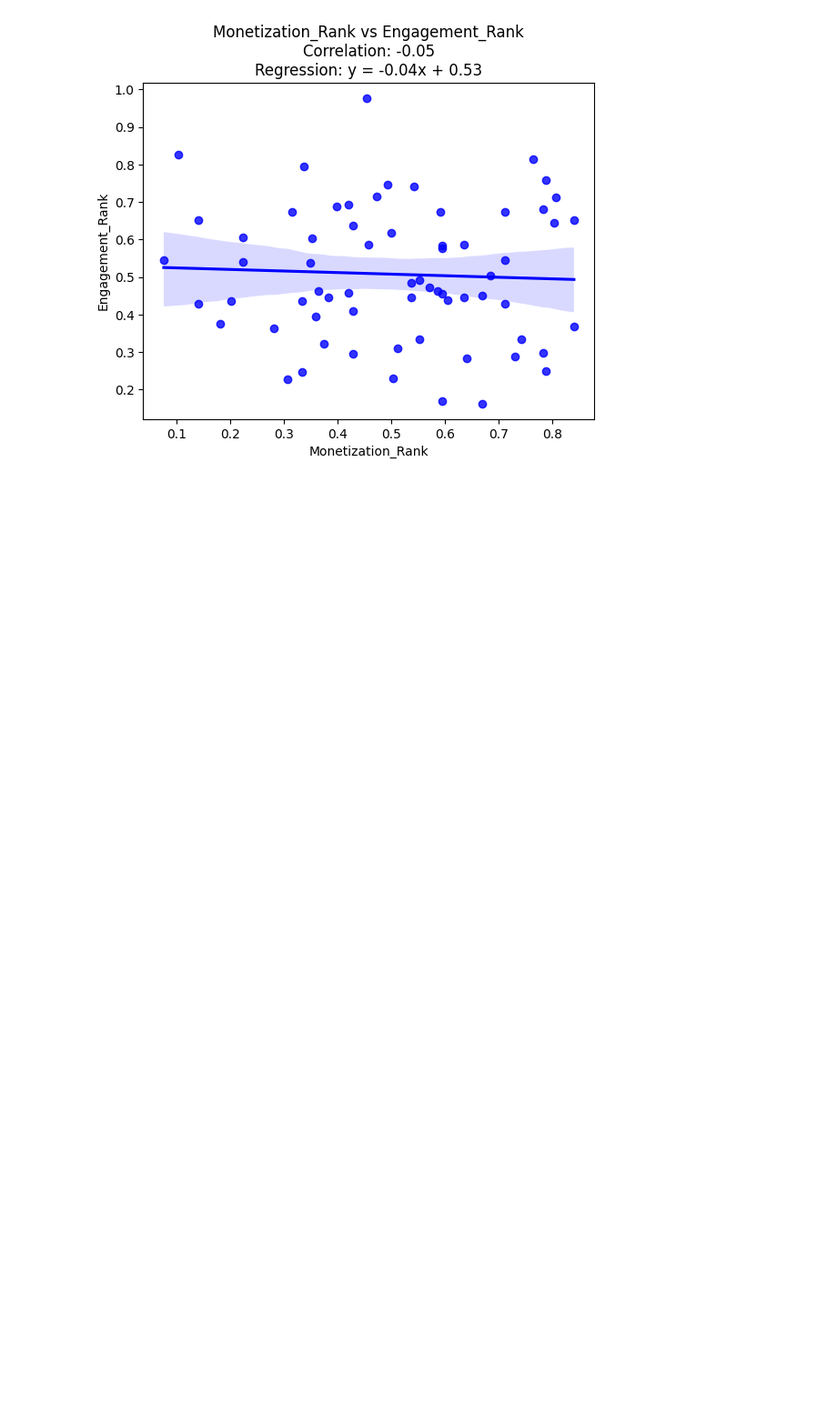
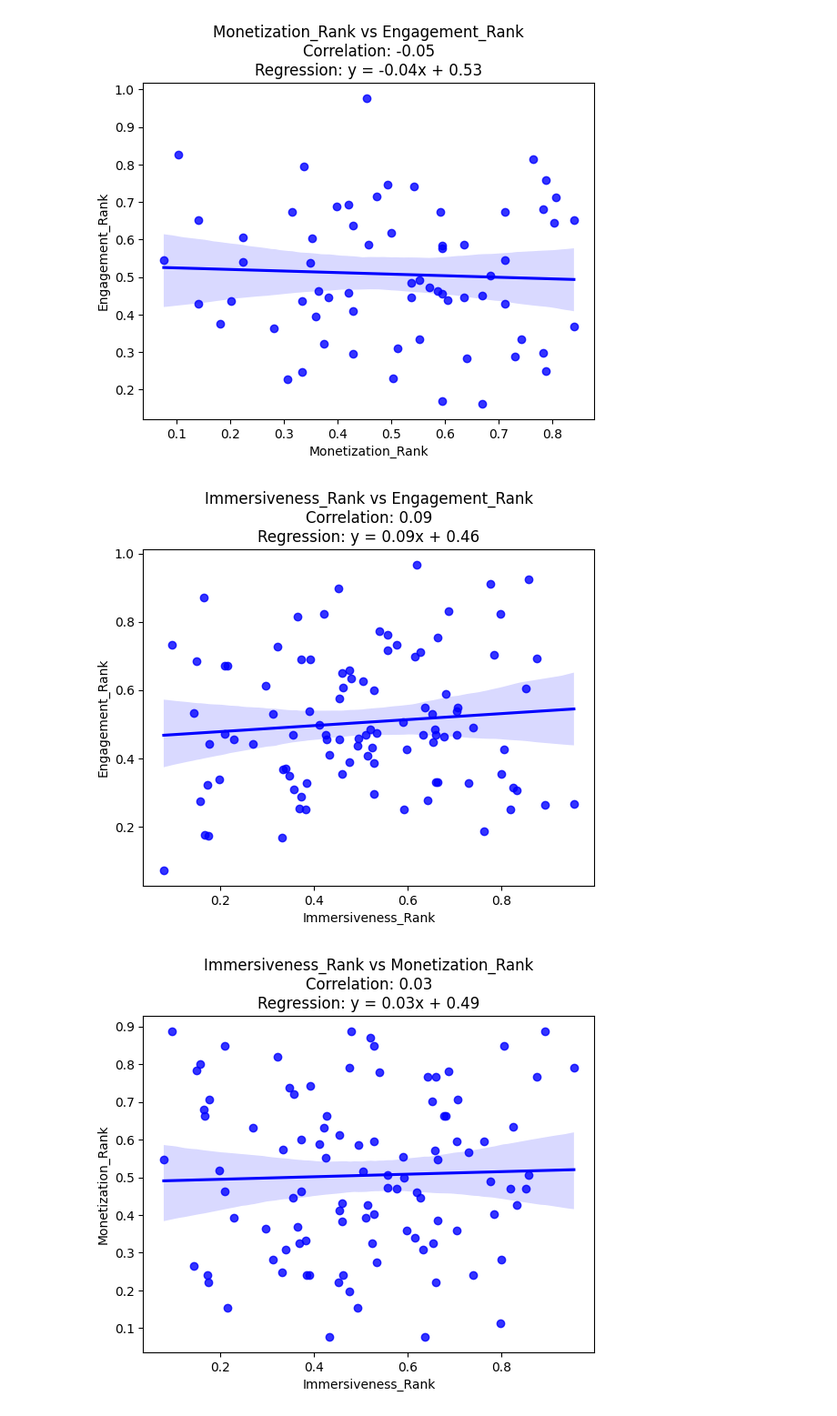
Before and after one commit to Zomb42/Xtern-Data-Science, a Jupyter notebook: main.ipynb, the cells around one changed output. Shown at 91% size. Cells and saved outputs as stored; diff of their text form; code cells hidden in the pictures; blank space fills up the shorter version.

```diff
--- a/main.ipynb
+++ b/main.ipynb
@@ -218,3 +209,59 @@ for i in range(3):
 [figure]
 [figure]
 [figure]
+# %%
+# Calculate percentile ranks for each column
+
+sumcopy = totaldata.copy()
+
+#sumcopy = nooutdata.copy()
+sumcopy['Immersiveness_Rank'] = (sumcopy['Real-Time Chat Activity (Messages Sent)'].rank(pct=True) +
+                            sumcopy['Time on Live 360 (mins)'].rank(pct=True)) / 2
+
+sumcopy['Engagement_Rank'] = (sumcopy['Fan Challenges Completed'].rank(pct=True) +
+                         sumcopy['Predictive Accuracy (%)'].rank(pct=True)) / 2
+
+sumcopy['Monetization_Rank'] = (sumcopy['Virtual Merchandise Purchases'].rank(pct=True) +
+                         sumcopy['Sponsorship Interactions (Ad Clicks)'].rank(pct=True)) / 2
+
+# Create the new DataFrame with the desired columns
+slicedsumcopy = sumcopy[['User ID', 'Immersiveness_Rank', 'Engagement_Rank', 'Monetization_Rank']]
+
+# Print the new DataFrame
+for i in range(3):
+    if i  == 0:
+        xname = 'Immersiveness_Rank'
+        yname = 'Engagement_Rank'
+    elif i == 1:
+        xname = 'Immersiveness_Rank'
+        yname = 'Monetization_Rank'
+    elif i == 2:
+        xname = 'Monetization_Rank'
+        yname = 'Engagement_Rank'
+    sns.regplot(x = xname, y = yname, data = slicedsumcopy, color = "blue")
+    plt.xlabel(xname)  # Set x-axis label
+    plt.ylabel(yname)
+
+    correlation, i = stats.pearsonr(slicedsumcopy[xname], slicedsumcopy[yname])
+    #R score essentiall
+    # Fit the regression model
+
+    model = LinearRegression()
+    X = slicedsumcopy[[xname]]
+    Y = slicedsumcopy[[yname]]
+    model.fit(X, Y)
+    slope = float(model.coef_[0])
+    intercept = float(model.intercept_)
+
+    # Create the regression equation string
+    regression_eq = f'y = {slope:.2f}x + {intercept:.2f}'
+
+    # Display the correlation and regression equation on the plot
+    plt.title(f'{xname} vs {yname}\n'
+                f'Correlation: {correlation:.2f}\n'
+                f'Regression: {regression_eq}')
+
+    plt.show()
+# %% [output]
+[figure, added]
+[figure, added]
```
Also changed, not shown: parts of 12 cells of this notebook.
